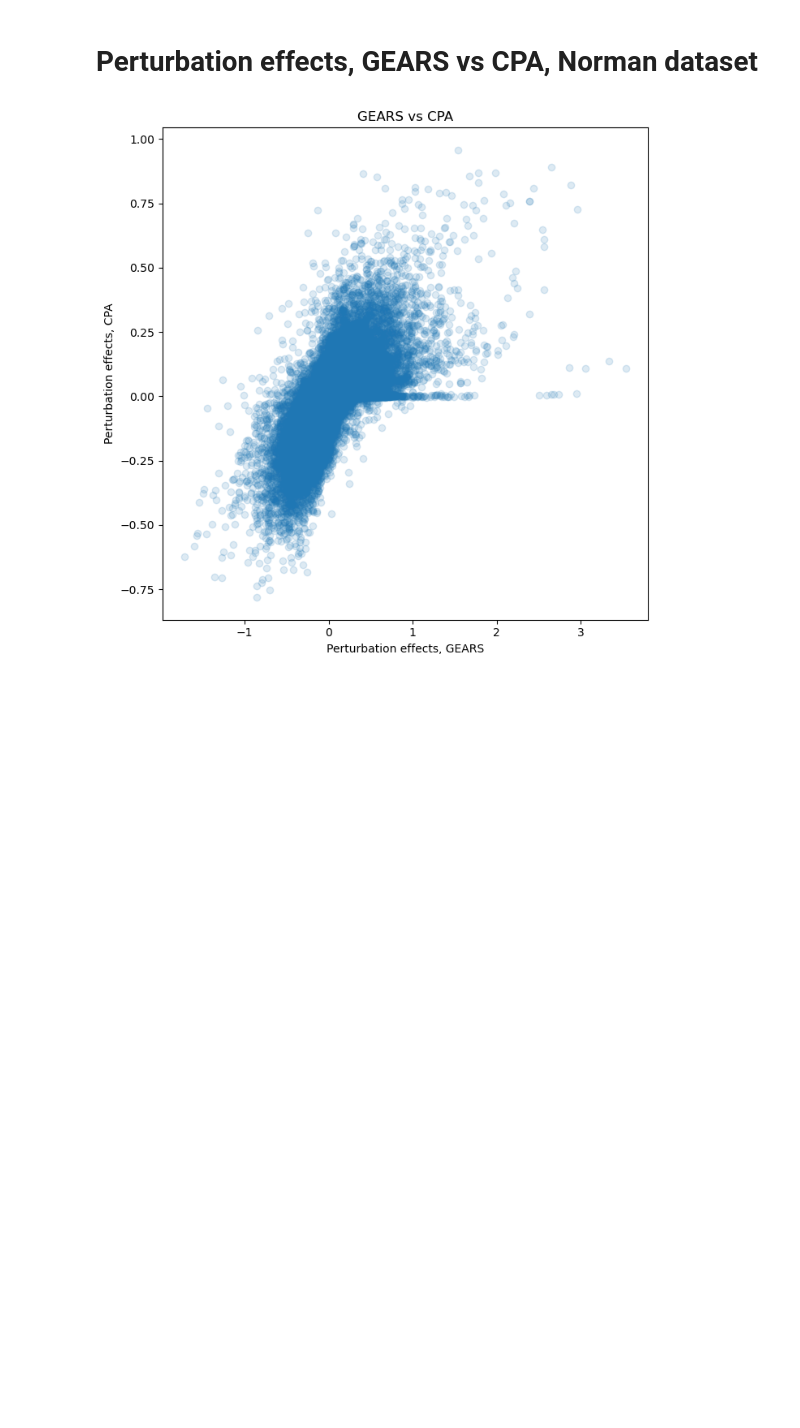
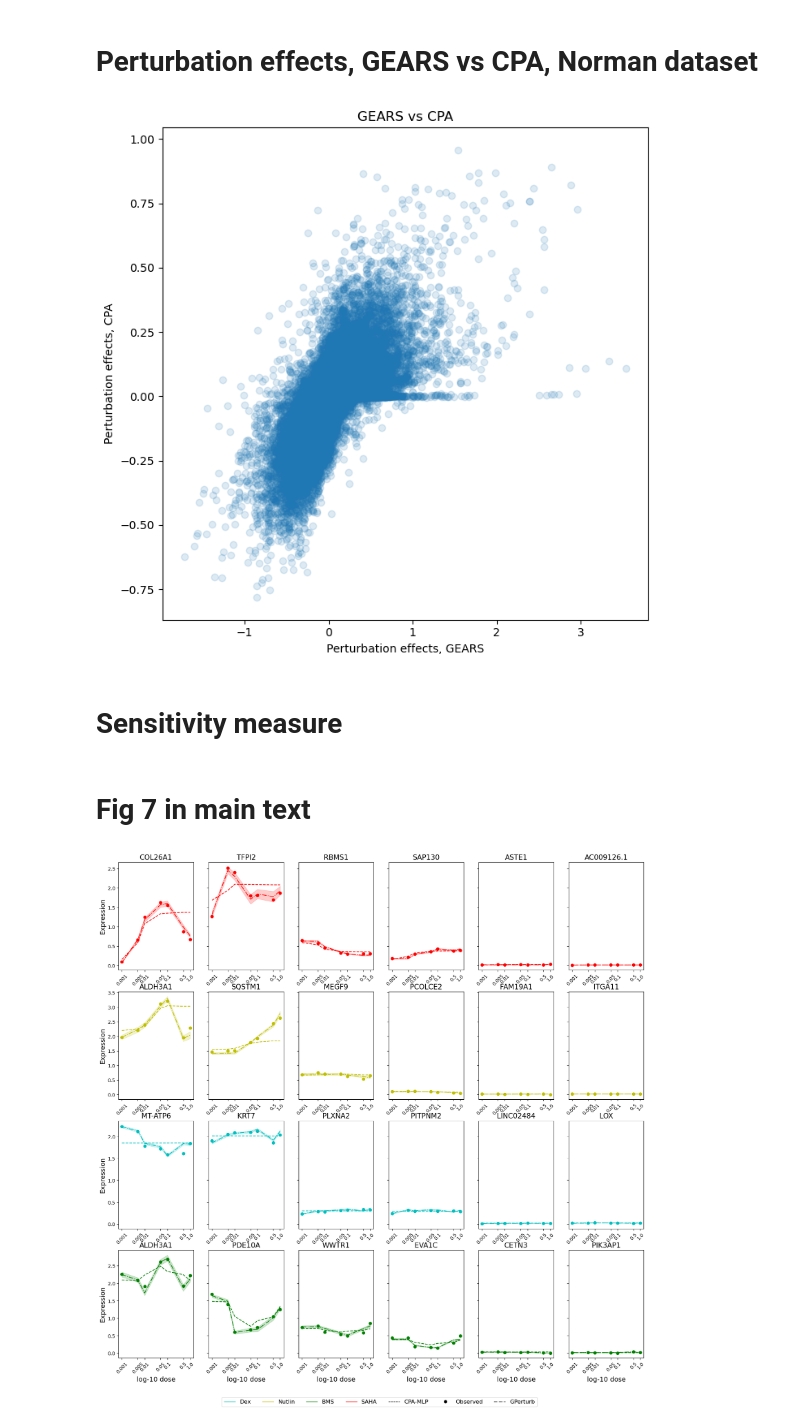
Before and after one commit to hwxing3259/GPerturb, a Jupyter notebook: numerical_examples/extra_figs.ipynb, the cells around one changed output. Drawn from its saved outputs; the diff is of its cells as text; code cells hidden in the pictures; blank space fills up the shorter version.

```diff
--- a/numerical_examples/extra_figs.ipynb
+++ b/numerical_examples/extra_figs.ipynb
@@ -642,3 +642,5 @@ fig.tight_layout()
 plt.savefig('Norman_CPA_vs_GEARS_pert.png')
 # %% [output]
 [figure]
+# %% [markdown]
+# Sensitivity measure
@@ -644,0 +677,42 @@ plt.savefig('Norman_CPA_vs_GEARS_pert.png')
+# %% [markdown]
+# Fig 7 in main text
+# %%
+fig, ax = plt.subplots(4, 6, sharey='row')
+my_list = [responses['SAHA'], responses['Nutlin'], responses['Dex'], responses['BMS']]
+col_list = ['r', 'y', 'c', 'g']
+for i in range(4):
+    my_data = my_list[i]
+    for j, gene_xxxx in enumerate(my_data.keys()):
+        ax[i, j].plot(np.log10([0.001, 0.005, 0.01, 0.05, 0.1, 0.5, 1.]), my_data[gene_xxxx].to_numpy()[:, 0], linestyle='-.', c=col_list[i])
+        ax[i, j].fill_between(np.log10([0.001, 0.005, 0.01, 0.05, 0.1, 0.5, 1.]),
+                              my_data[gene_xxxx].to_numpy()[:, 1], my_data[gene_xxxx].to_numpy()[:, 2], alpha=0.2, color=col_list[i])
+        ax[i, j].scatter(np.log10([0.001, 0.005, 0.01, 0.05, 0.1, 0.5, 1.]),
+                         my_data[gene_xxxx].to_numpy()[:, 3], marker='o', c=col_list[i])
+        ax[i, j].plot(np.log10([0.001, 0.005, 0.01, 0.05, 0.1, 0.5, 1.]),
+                      my_data[gene_xxxx].to_numpy()[:, 4], linestyle='--', c=col_list[i])
+        ax[i, j].set_title(gene_xxxx, fontdict = {'fontsize' : 15})
+        ax[i, j].set_xticks(ticks=np.log10([0.001, 0.005, 0.01, 0.05, 0.1, 0.5, 1.]), labels=[0.001, 0.005, 0.01, 0.05, 0.1, 0.5, 1.0], rotation=45)
+        if i == 3:
+            ax[i, j].set_xlabel('log-10 dose', fontdict = {'fontsize' : 14})
+        else:
+            ax[i, j].set_xlabel('')
+        if j == 0:
+            ax[i, j].set_ylabel('Expression', fontdict={'fontsize': 14})
+        else:
+            ax[i, j].set_ylabel('')
+
+
+from matplotlib.lines import Line2D
+from matplotlib.patches import Patch
+legend_elements = [Line2D([0], [0], color='c', lw=1, label='Dex'),
+Line2D([0], [0], color='y', lw=1, label='Nutlin'),
+Line2D([0], [0], color='g', lw=1, label='BMS'),
+Line2D([0], [0], color='r', lw=1, label='SAHA'),
+Line2D([0], [0], color='k', lw=1, linestyle='--', label='CPA-MLP'),
+Line2D([0], [0], color='k', lw=0, marker='o', label='Observed'),
+Line2D([0], [0], color='k', lw=1, linestyle='-.', label='GPerturb')]
+fig.legend(handles=legend_elements, loc='lower center', ncol=7, bbox_to_anchor=(.51, 0.03), prop={'size': 12})
+fig.set_size_inches(20, 19)
+# fig.tight_layout()
+# %% [output]
+[figure, added]
```
Also changed, not shown: parts of 2 cells of this notebook.
